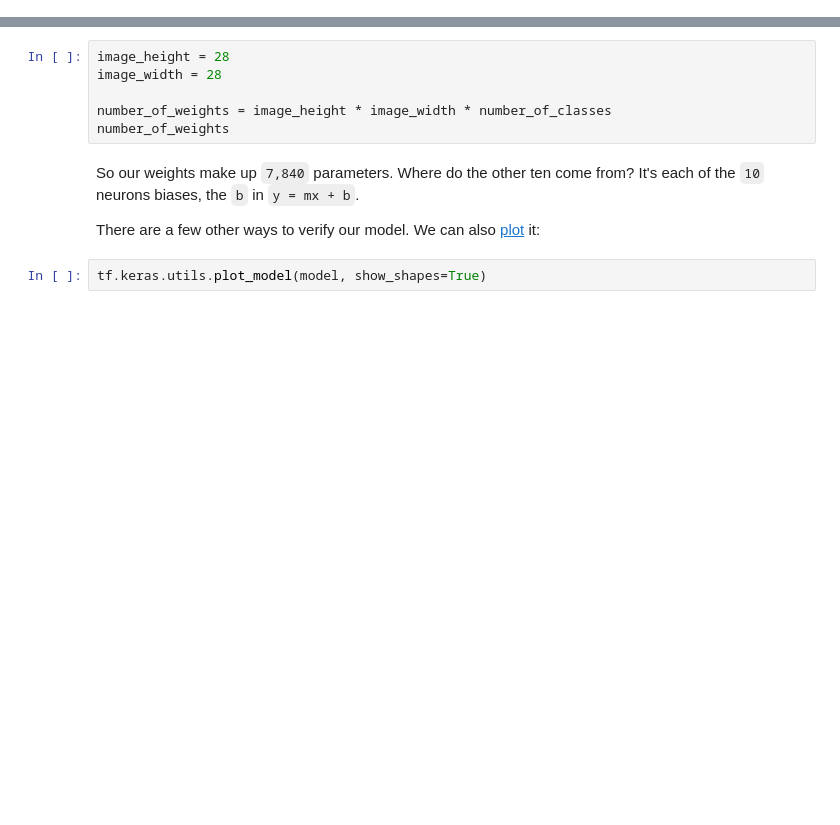
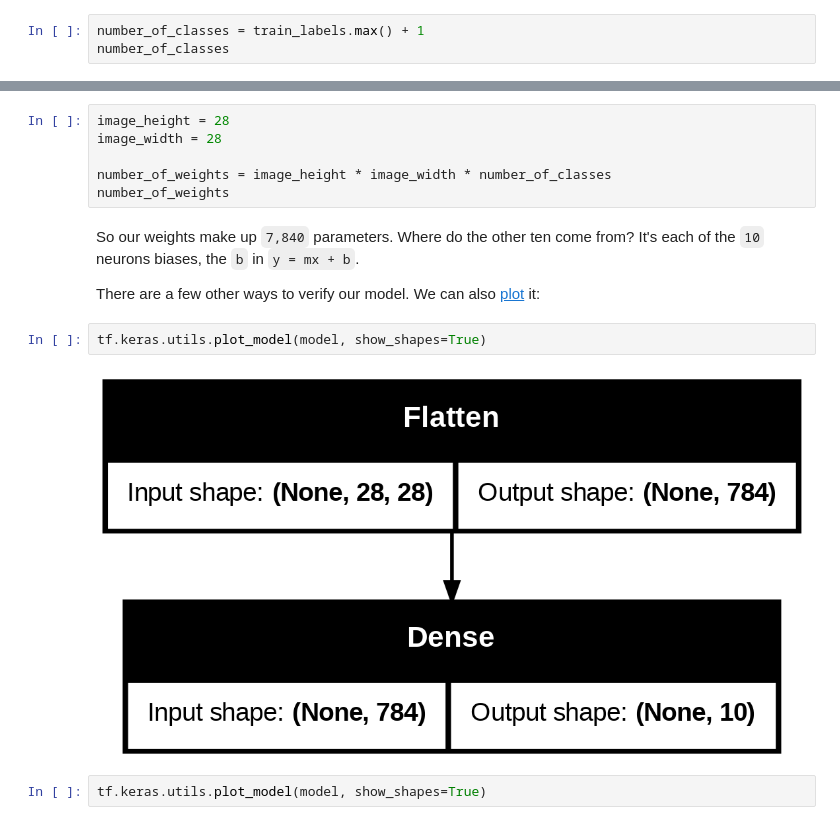
Before and after one commit to kareless1323/ePiframe, a Jupyter notebook: building-a-brain/BuildingABrain.ipynb, the cells around one changed output, grey strips where cells are left out. Drawn from its saved outputs; the diff is of its cells as text; blank space fills up the shorter version.

```diff
--- a/building-a-brain/BuildingABrain.ipynb
+++ b/building-a-brain/BuildingABrain.ipynb
@@ -137,0 +229,3 @@ number_of_classes
+# %%
+number_of_classes = train_labels.max() + 1
+number_of_classes
@@ -158,6 +279,10 @@ number_of_weights
 So our weights make up `7,840` parameters. Where do the other ten come from? It's each of the `10` neurons biases, the `b` in `y = mx + b`.
 
 There are a few other ways to verify our model. We can also [plot](https://keras.io/api/utils/model_plotting_utils/) it:
+# %%
+tf.keras.utils.plot_model(model, show_shapes=True)
+# %% [output]
+[figure, added]
 # %%
 tf.keras.utils.plot_model(model, show_shapes=True)
 # %% [markdown]
```
Also changed, not shown: parts of 21 cells of this notebook.
